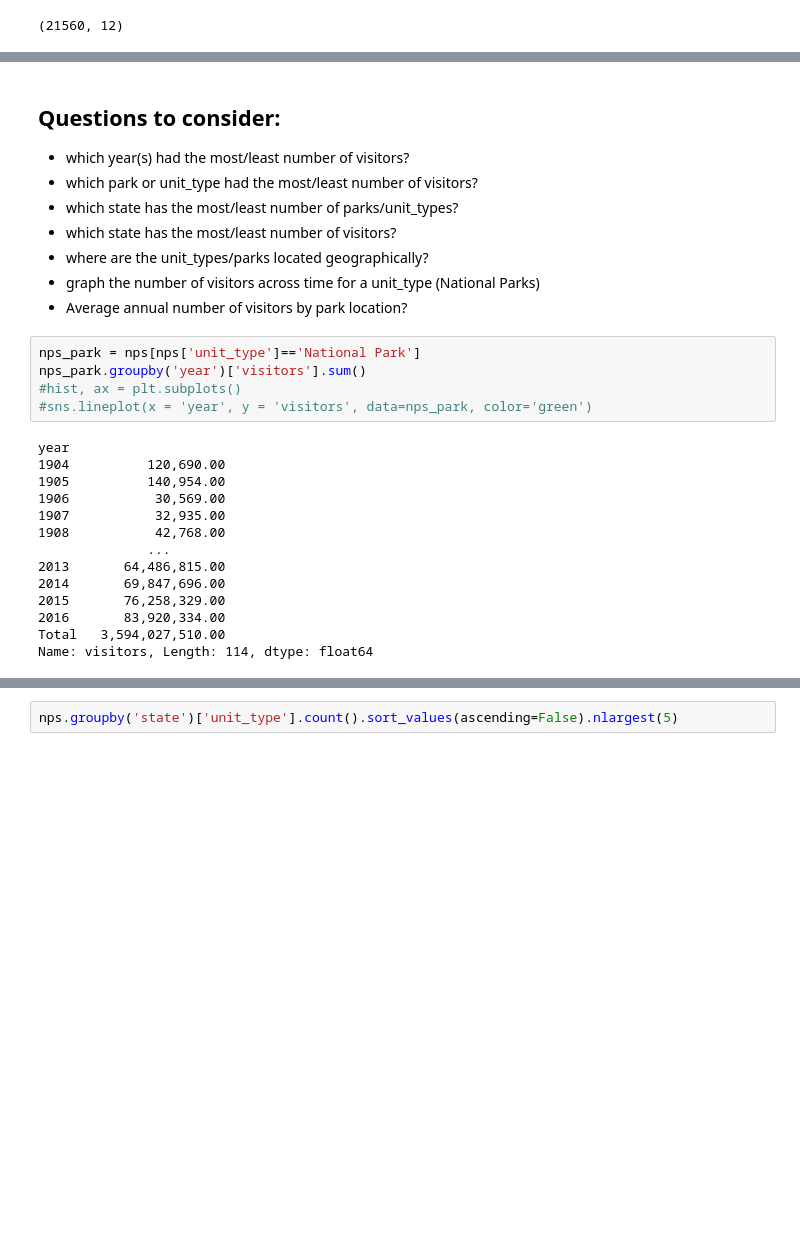
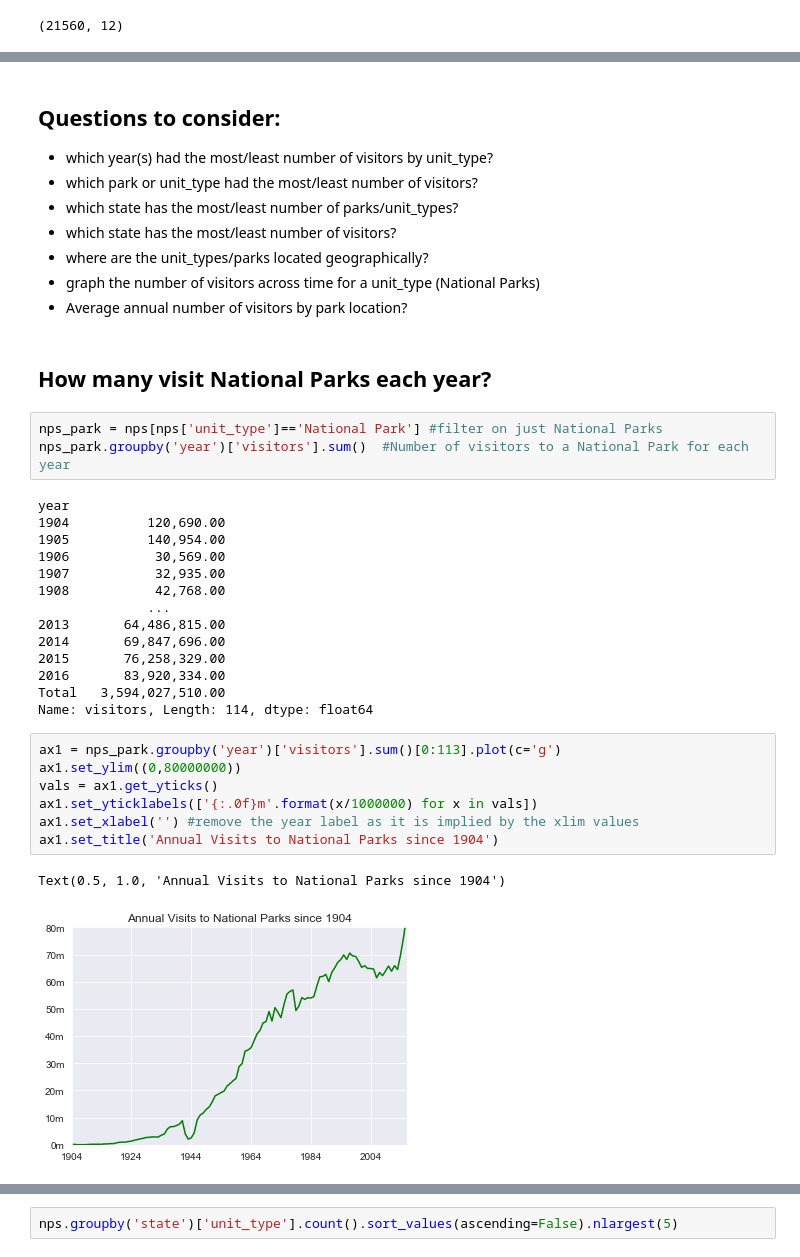
Before and after one commit to blewis49/tidypython, a Jupyter notebook: national_parks.ipynb, the cells around one changed output, grey strips where cells are left out. Saved outputs shown, nothing was run; the diff lists cells and outputs as text; blank space fills up the shorter version.

Commit message:
updated notebook with graphs

```diff
--- a/national_parks.ipynb
+++ b/national_parks.ipynb
@@ -102,18 +102,18 @@ nps.head()
 # %% [markdown]
 ## Questions to consider:
 
-- which year(s) had the most/least number of visitors?
+- which year(s) had the most/least number of visitors by unit_type?
 - which park or unit_type had the most/least number of visitors?
 - which state has the most/least number of parks/unit_types?
 - which state has the most/least number of visitors?
 - where are the unit_types/parks located geographically?
 - graph the number of visitors across time for a unit_type (National Parks)
 - Average annual number of visitors by park location?
+# %% [markdown]
+## How many visit National Parks each year?
 # %%
-nps_park = nps[nps['unit_type']=='National Park']
-nps_park.groupby('year')['visitors'].sum()
-#hist, ax = plt.subplots()
-#sns.lineplot(x = 'year', y = 'visitors', data=nps_park, color='green')
+nps_park = nps[nps['unit_type']=='National Park'] #filter on just National Parks
+nps_park.groupby('year')['visitors'].sum()  #Number of visitors to a National Park for each year
 # %% [output]
 year
 1904          120,690.00
@@ -128,3 +128,13 @@ year
 2016       83,920,334.00
 Total   3,594,027,510.00
 Name: visitors, Length: 114, dtype: float64
+# %%
+ax1 = nps_park.groupby('year')['visitors'].sum()[0:113].plot(c='g')
+ax1.set_ylim((0,80000000))
+vals = ax1.get_yticks()
+ax1.set_yticklabels(['{:.0f}m'.format(x/1000000) for x in vals])
+ax1.set_xlabel('') #remove the year label as it is implied by the xlim values
+ax1.set_title('Annual Visits to National Parks since 1904')
+# %% [output]
+Text(0.5, 1.0, 'Annual Visits to National Parks since 1904')
+[figure, added]
```
Also changed, not shown: parts of 9 cells of this notebook.
